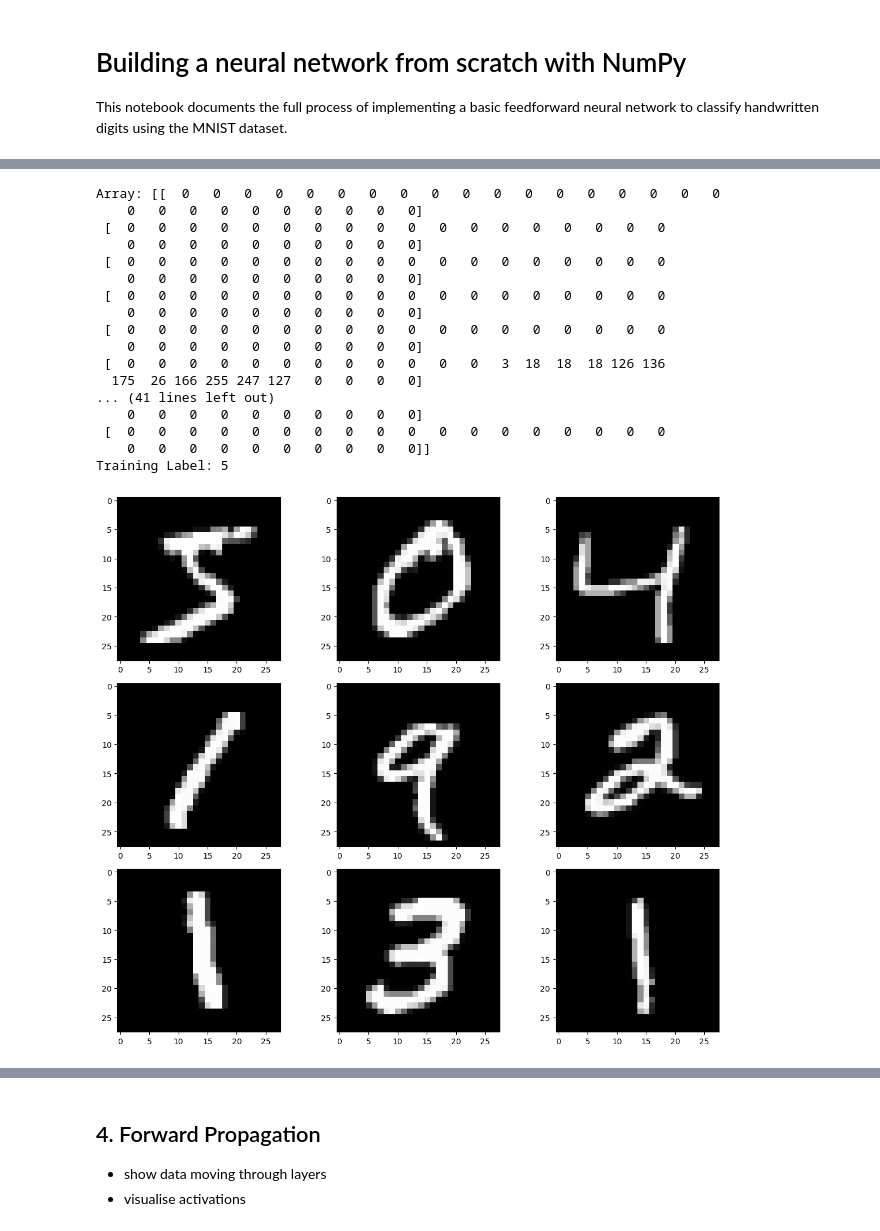
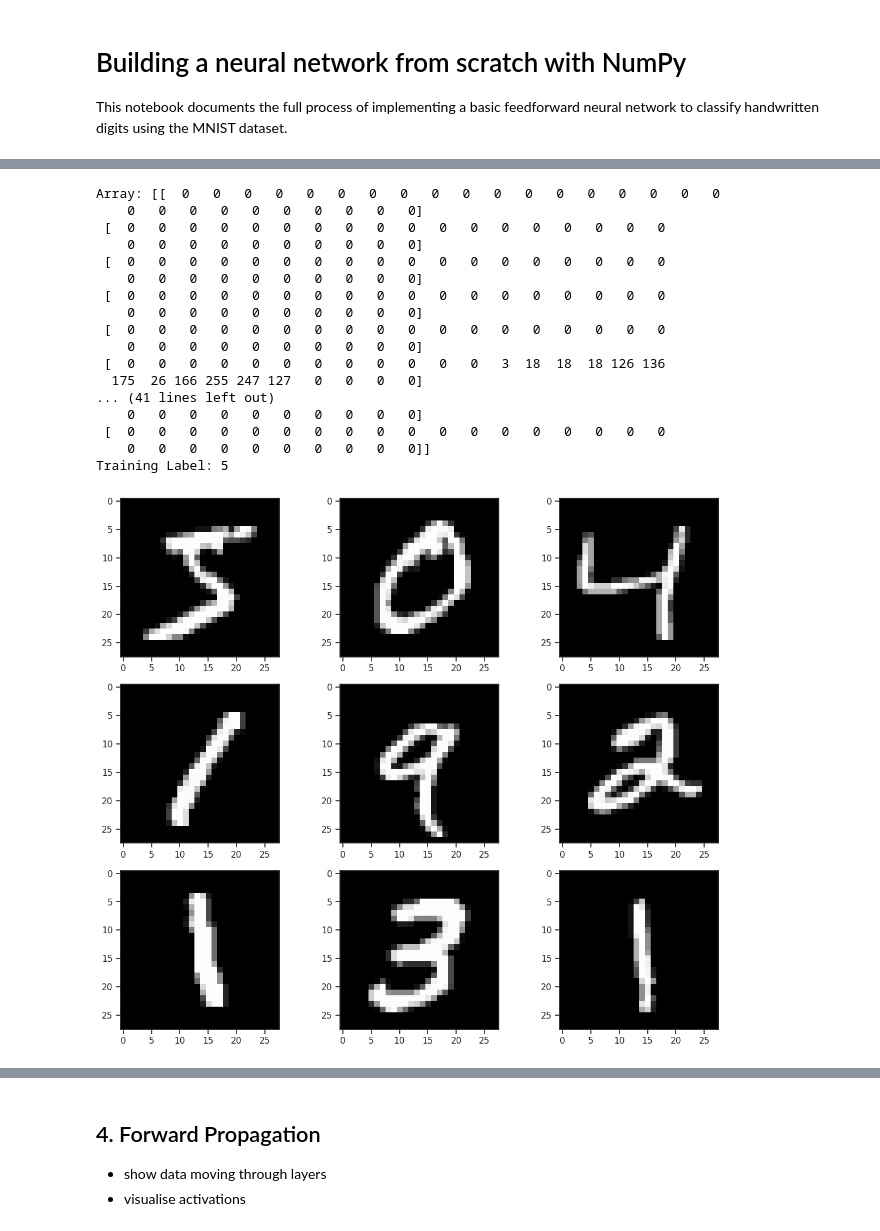
Before and after one commit to kiri-thornalley/numpy_neural_network, a Jupyter notebook: neural_network.ipynb, the cells around one changed output, grey strips where cells are left out. Drawn from its saved outputs; the diff is of its cells as text; code cells hidden in the pictures.

```diff
--- a/neural_network.ipynb
+++ b/neural_network.ipynb
@@ -39,37 +34,41 @@ import numpy as np
 import pandas as pd
 from keras.datasets import mnist
 import matplotlib.pyplot as plt
+import seaborn as sns
+
+# Control global appearance of figures etc.
+sns.set_theme(context="notebook", style="ticks", palette="viridis")
 
 # Import and visualise the data
 (X_train, y_train), (X_test, y_test) = mnist.load_data()
 print(f'Array: {X_train[0]}')
 print(f'Training Label: {y_train[0]}')
 
 #Plot the first 9 images in the data set
 fig, ax = plt.subplots(3,3)
 fig.set_size_inches(12, 10)
 k = 0
 for i in range(3):
     for j in range(3):
         ax[i,j].imshow(X_train[k].reshape(28, 28), cmap="gray")
         k += 1
 plt.tight_layout()
 # %% [output]
 Array: [[  0   0   0   0   0   0   0   0   0   0   0   0   0   0   0   0   0   0
     0   0   0   0   0   0   0   0   0   0]
  [  0   0   0   0   0   0   0   0   0   0   0   0   0   0   0   0   0   0
     0   0   0   0   0   0   0   0   0   0]
  [  0   0   0   0   0   0   0   0   0   0   0   0   0   0   0   0   0   0
     0   0   0   0   0   0   0   0   0   0]
  [  0   0   0   0   0   0   0   0   0   0   0   0   0   0   0   0   0   0
     0   0   0   0   0   0   0   0   0   0]
  [  0   0   0   0   0   0   0   0   0   0   0   0   0   0   0   0   0   0
     0   0   0   0   0   0   0   0   0   0]
  [  0   0   0   0   0   0   0   0   0   0   0   0   3  18  18  18 126 136
   175  26 166 255 247 127   0   0   0   0]
 ... (41 lines left out)
     0   0   0   0   0   0   0   0   0   0]
  [  0   0   0   0   0   0   0   0   0   0   0   0   0   0   0   0   0   0
     0   0   0   0   0   0   0   0   0   0]]
 Training Label: 5
-[figure, old version]
+[figure, new version]
```
Also changed, not shown: parts of 22 cells of this notebook.
